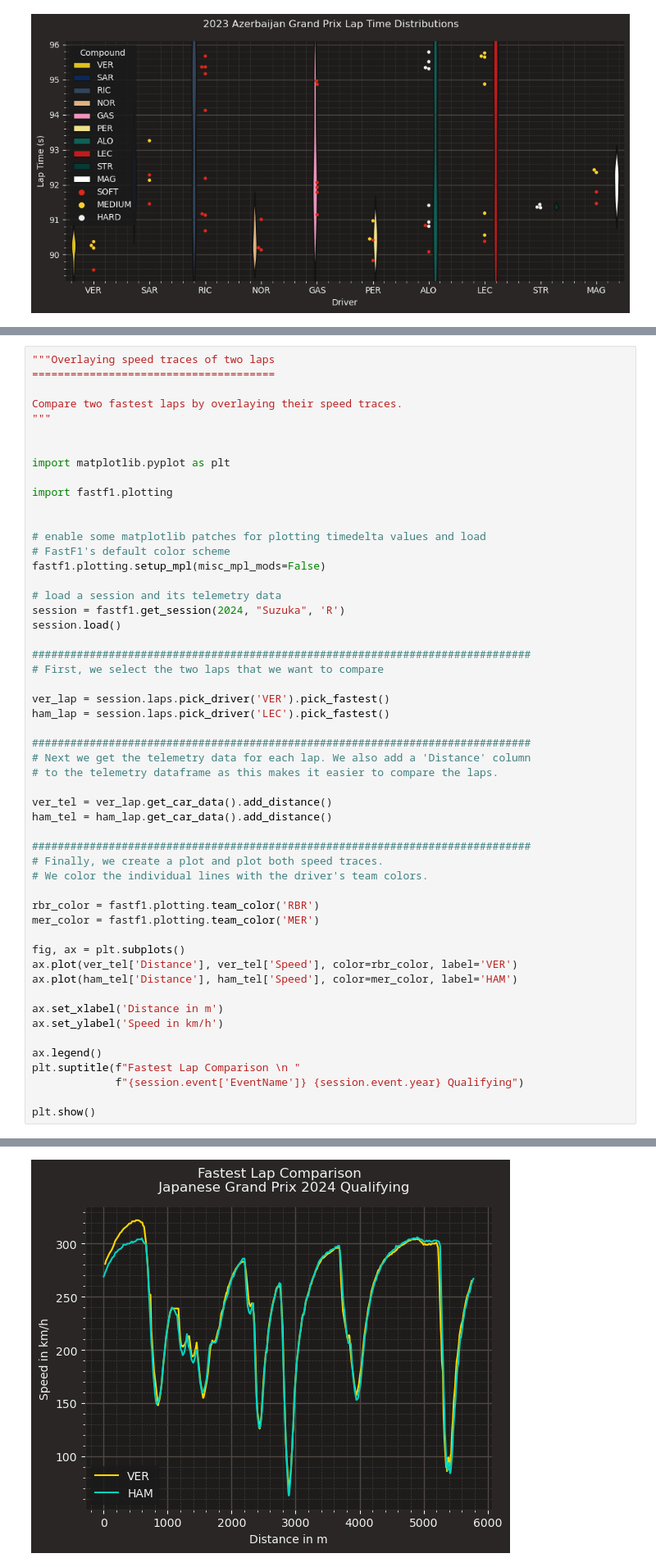
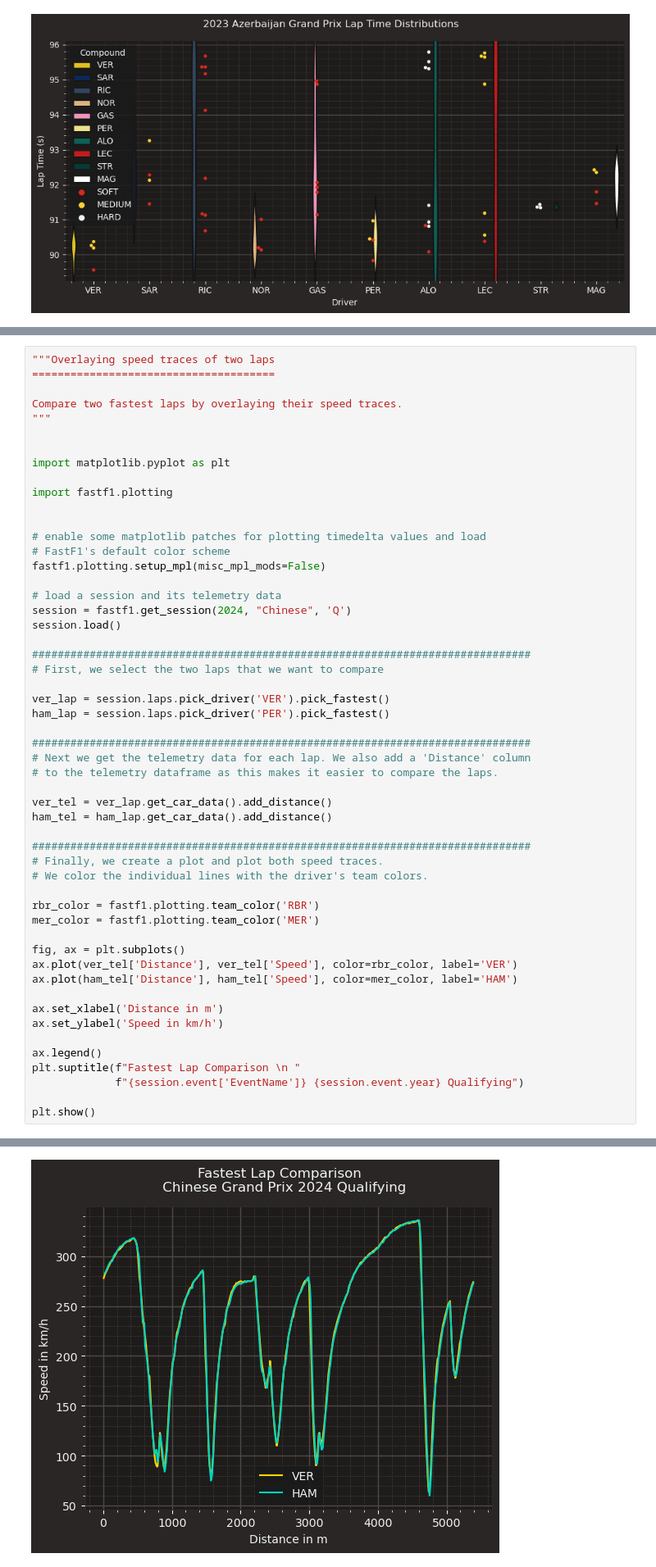
Before and after one commit to Tenenti-lorenzo/F1_talk, a Jupyter notebook: plot_graph.ipynb, the cells around one changed output, grey strips where cells are left out. Shown at 82% size. Cells and saved outputs as stored; diff of their text form.

```diff
--- a/plot_graph.ipynb
+++ b/plot_graph.ipynb
@@ -552,14 +578,14 @@ import fastf1.plotting
 fastf1.plotting.setup_mpl(misc_mpl_mods=False)
 
 # load a session and its telemetry data
-session = fastf1.get_session(2024, "Suzuka", 'R')
+session = fastf1.get_session(2024, "Chinese", 'Q')
 session.load()
 
 ##############################################################################
 # First, we select the two laps that we want to compare
 
 ver_lap = session.laps.pick_driver('VER').pick_fastest()
-ham_lap = session.laps.pick_driver('LEC').pick_fastest()
+ham_lap = session.laps.pick_driver('PER').pick_fastest()
 
 ##############################################################################
 # Next we get the telemetry data for each lap. We also add a 'Distance' column
@@ -605 +634 @@ core           INFO     Finished loading data for 20 drivers: ['1', '11', '55',
-[figure, old version]
+[figure, new version]
```
Also changed, not shown: parts of 29 cells of this notebook, 1 other file.
